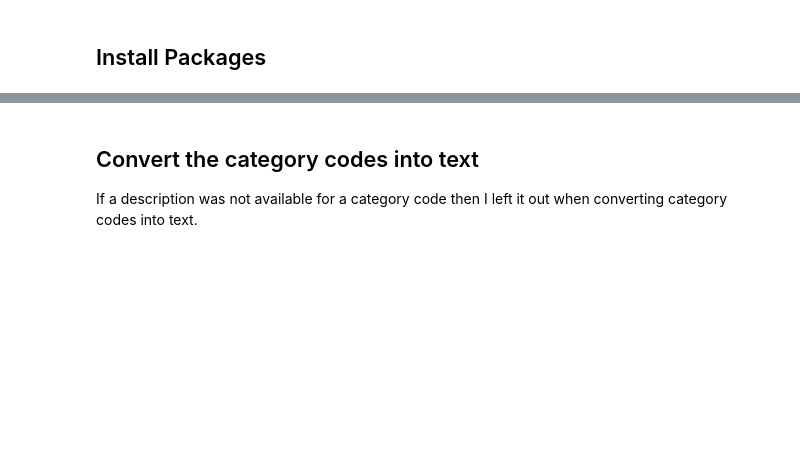
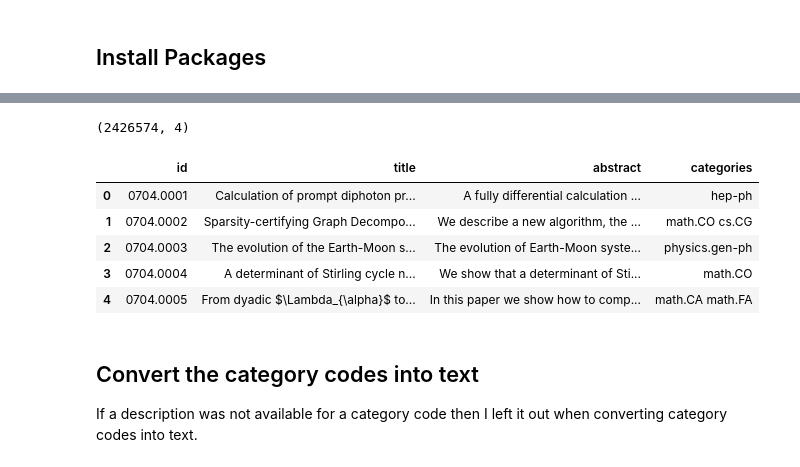
Before and after one commit to harishgovardhandamodar/arxiv_RAG, a Jupyter notebook: 01_packages_and_introduction.ipynb, the cells around one changed output, grey strips where cells are left out. Cells and saved outputs as stored; diff of their text form; code cells hidden in the pictures; blank space fills up the shorter version.

```diff
--- a/01_packages_and_introduction.ipynb
+++ b/01_packages_and_introduction.ipynb
@@ -264,25 +315,33 @@ category_map = {
 # %%
 # https://www.kaggle.com/code/matthewmaddock/nlp-arxiv-dataset-transformers-and-umap
 
 # This takes about 1 minute.
 
 
 cols = ['id', 'title', 'abstract', 'categories']
 data = []
-file_name = '/kaggle/input/arxiv/arxiv-metadata-oai-snapshot.json'
+file_name = './arxiv/arxiv-metadata-oai-snapshot.json'
 
 
 with open(file_name, encoding='latin-1') as f:
     for line in f:
         doc = json.loads(line)
         lst = [doc['id'], doc['title'], doc['abstract'], doc['categories']]
         data.append(lst)
 
 df_data = pd.DataFrame(data=data, columns=cols)
 
 print(df_data.shape)
 
 df_data.head()
+# %% [output]
+(2426574, 4)
+|  | id | title | abstract | categories |
+| 0 | 0704.0001 | Calculation of prompt diphoton pr... | A fully differential calculation ... | hep-ph |
+| 1 | 0704.0002 | Sparsity-certifying Graph Decompo... | We describe a new algorithm, the ... | math.CO cs.CG |
+| 2 | 0704.0003 | The evolution of the Earth-Moon s... | The evolution of Earth-Moon syste... | physics.gen-ph |
+| 3 | 0704.0004 | A determinant of Stirling cycle n... | We show that a determinant of Sti... | math.CO |
+| 4 | 0704.0005 | From dyadic $\Lambda_{\alpha}$ to... | In this paper we show how to comp... | math.CA math.FA |
 # %% [markdown]
 ## Convert the category codes into text
 
```
Also changed, not shown: parts of 35 cells of this notebook, 1 other file.
